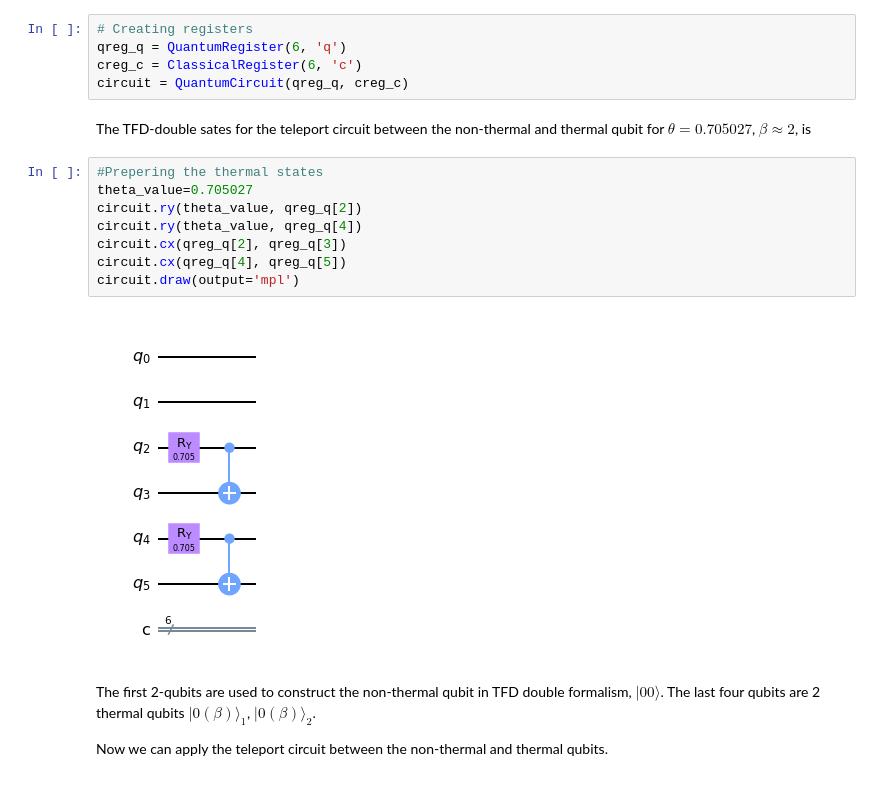
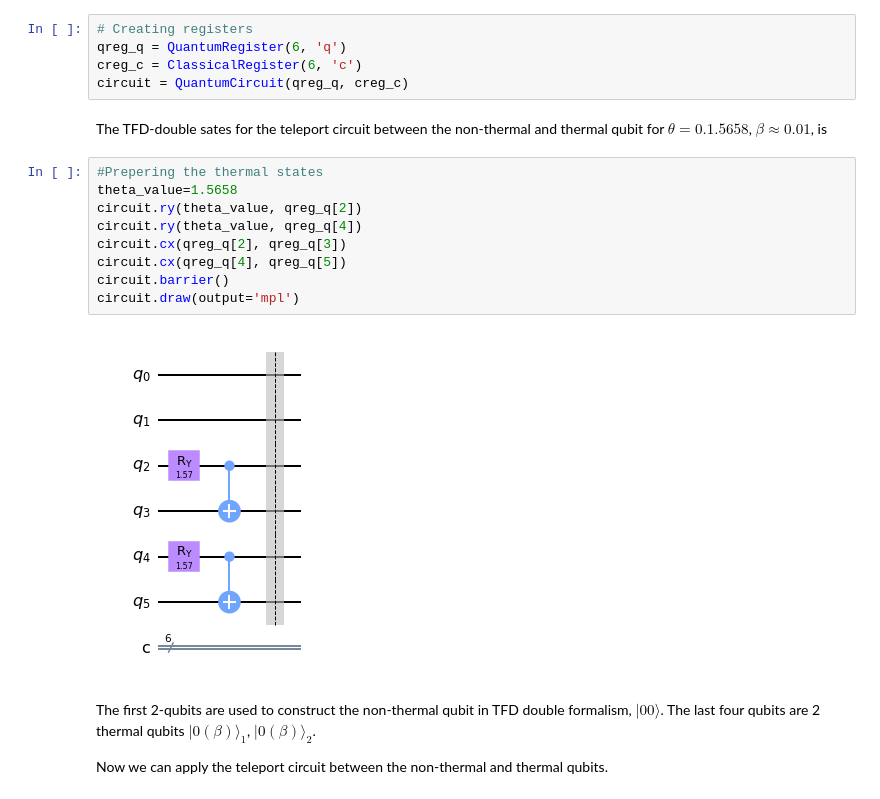
Before and after one commit to GustavoPetronilo/Portfolio, a Jupyter notebook: Simulating_thermal_qubits.ipynb, the cells around one changed output. Saved outputs shown, nothing was run; the diff lists cells and outputs as text.

```diff
--- a/Simulating_thermal_qubits.ipynb
+++ b/Simulating_thermal_qubits.ipynb
@@ -92,17 +92,18 @@ qreg_q = QuantumRegister(6, 'q')
 creg_c = ClassicalRegister(6, 'c')
 circuit = QuantumCircuit(qreg_q, creg_c)
 # %% [markdown]
-The TFD-double sates for the teleport circuit between the non-thermal and thermal qubit for $\theta=0.705027$, $\beta\approx 2$, is
+The TFD-double sates for the teleport circuit between the non-thermal and thermal qubit for $\theta=0.1.5658$, $\beta\approx 0.01$, is
 # %%
 #Prepering the thermal states
-theta_value=0.705027
+theta_value=1.5658
 circuit.ry(theta_value, qreg_q[2])
 circuit.ry(theta_value, qreg_q[4])
 circuit.cx(qreg_q[2], qreg_q[3])
 circuit.cx(qreg_q[4], qreg_q[5])
+circuit.barrier()
 circuit.draw(output='mpl')
 # %% [output]
-[figure, old version]
+[figure, new version]
 # %% [markdown]
 The first 2-qubits are used to construct the non-thermal qubit in TFD double formalism, $|00\rangle$. The last four qubits are 2 thermal qubits $|0(\beta)\rangle_1$, $|0(\beta)\rangle_2$.
 
```
Also changed, not shown: parts of 3 cells of this notebook.
